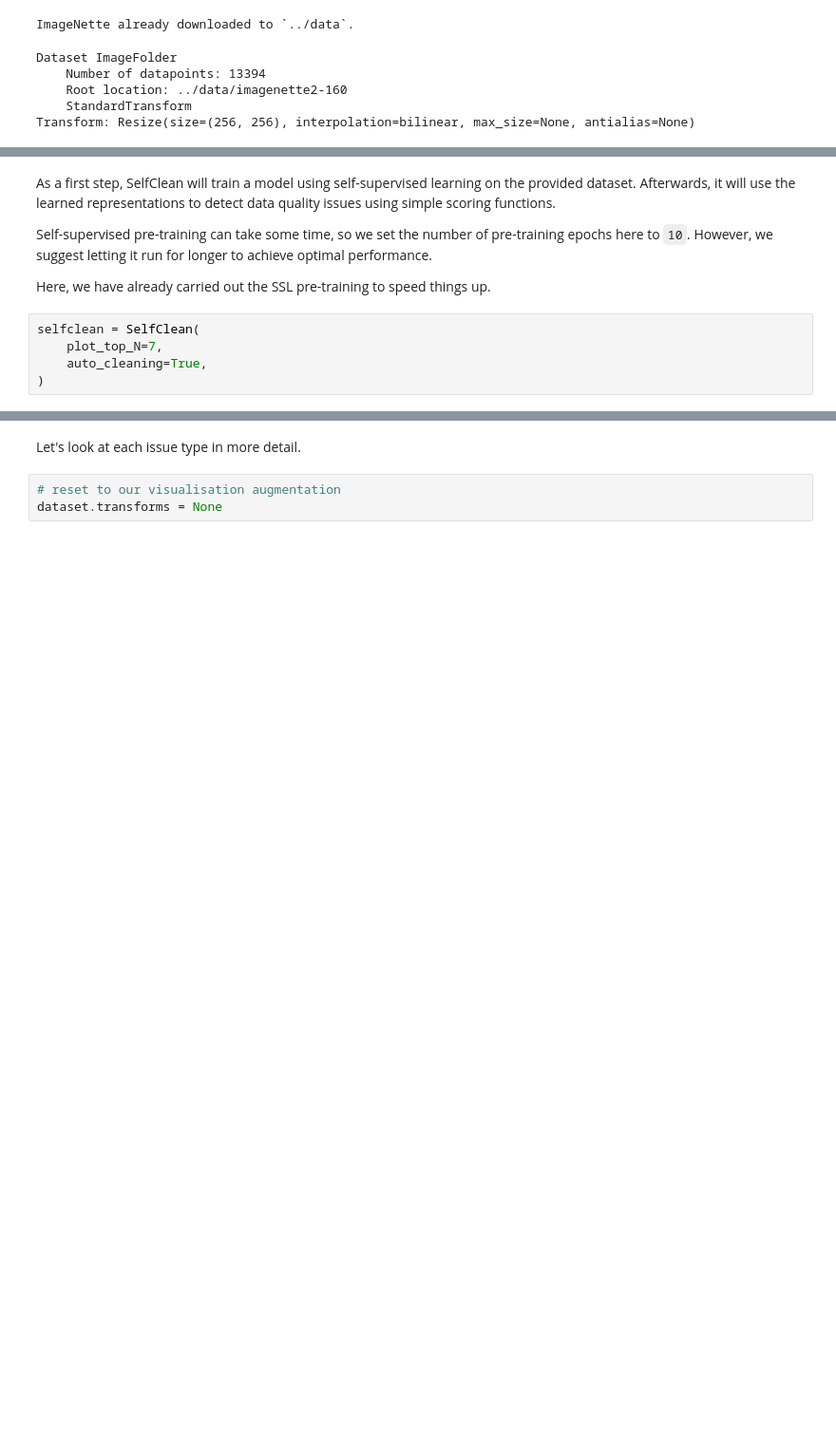
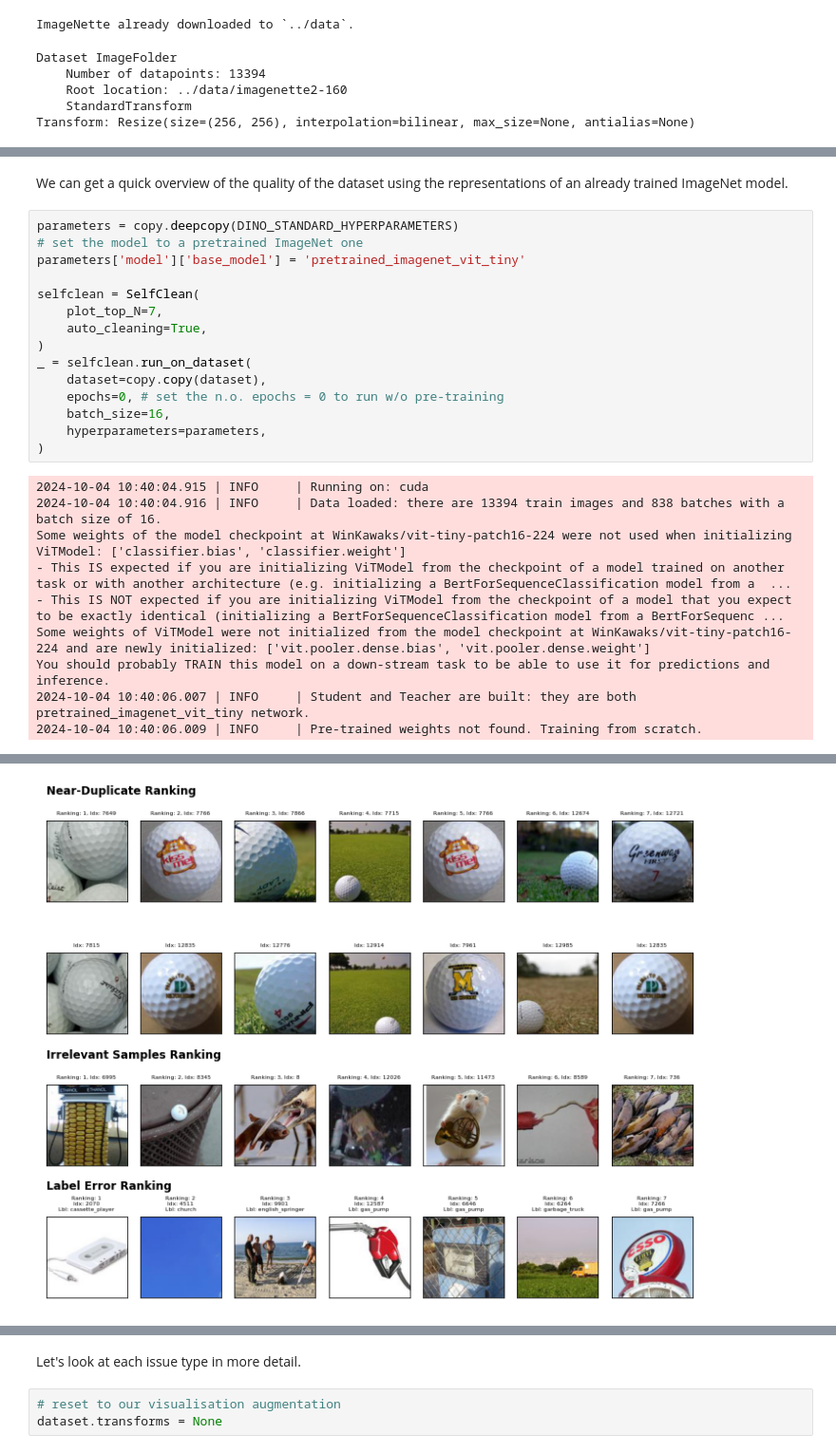
Before and after one commit to Digital-Dermatology/SelfClean, a Jupyter notebook: examples/Investigate_Imagenette.ipynb, the cells around one changed output, grey strips where cells are left out. Shown at 95% size. Saved outputs shown, nothing was run; the diff lists cells and outputs as text; blank space fills up the shorter version.

Commit message:
added quick overview w/o pre-training to examples

```diff
--- a/examples/Investigate_Imagenette.ipynb
+++ b/examples/Investigate_Imagenette.ipynb
@@ -75,12 +75,27 @@ plt.show()
-# %% [markdown]
-As a first step, SelfClean will train a model using self-supervised learning on the provided dataset.
-Afterwards, it will use the learned representations to detect data quality issues using simple scoring functions.
-
-Self-supervised pre-training can take some time, so we set the number of pre-training epochs here to `10`. However, we suggest letting it run for longer to achieve optimal performance.
-
-Here, we have already carried out the SSL pre-training to speed things up.
+# %% [markdown]
+We can get a quick overview of the quality of the dataset using the representations of an already trained ImageNet model.
 # %%
+parameters = copy.deepcopy(DINO_STANDARD_HYPERPARAMETERS)
+# set the model to a pretrained ImageNet one
+parameters['model']['base_model'] = 'pretrained_imagenet_vit_tiny'
+
 selfclean = SelfClean(
     plot_top_N=7,
     auto_cleaning=True,
 )
+_ = selfclean.run_on_dataset(
+    dataset=copy.copy(dataset),
+    epochs=0, # set the n.o. epochs = 0 to run w/o pre-training
+    batch_size=16,
+    hyperparameters=parameters,
+)
+# %% [output]
+2024-10-04 10:40:04.915 | INFO     | Running on: cuda
+2024-10-04 10:40:04.916 | INFO     | Data loaded: there are 13394 train images and 838 batches with a batch size of 16.
+Some weights of the model checkpoint at WinKawaks/vit-tiny-patch16-224 were not used when initializing ViTModel: ['classifier.bias', 'classifier.weight']
+- This IS expected if you are initializing ViTModel from the checkpoint of a model trained on another task or with another architecture (e.g. initializing a BertForSequenceClassification model from a  ...
+- This IS NOT expected if you are initializing ViTModel from the checkpoint of a model that you expect to be exactly identical (initializing a BertForSequenceClassification model from a BertForSequenc ...
+Some weights of ViTModel were not initialized from the model checkpoint at WinKawaks/vit-tiny-patch16-224 and are newly initialized: ['vit.pooler.dense.bias', 'vit.pooler.dense.weight']
+You should probably TRAIN this model on a down-stream task to be able to use it for predictions and inference.
+2024-10-04 10:40:06.007 | INFO     | Student and Teacher are built: they are both pretrained_imagenet_vit_tiny network.
+2024-10-04 10:40:06.009 | INFO     | Pre-trained weights not found. Training from scratch.
@@ -86,0 +103 @@ selfclean = SelfClean(
+[figure, added]
```
Also changed, not shown: parts of 9 cells of this notebook, 1 other file.
